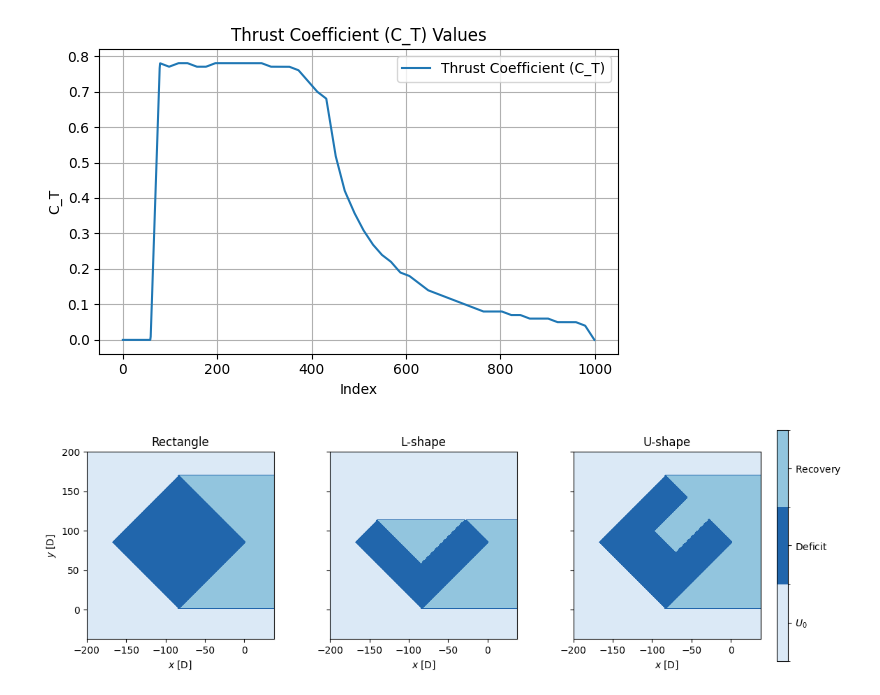
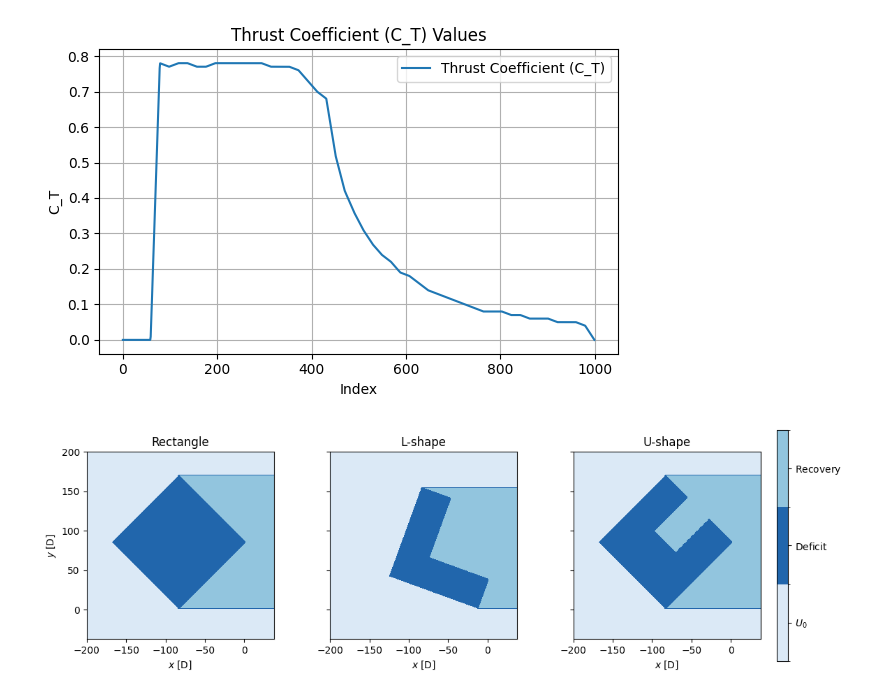
Before and after one commit to marcinsadowy/WTABL, a Jupyter notebook: ArbitraryLayouts/ArbTDMPLOTTER.ipynb, the cells around one changed output. Drawn from its saved outputs; the diff is of its cells as text; code cells hidden in the pictures.

```diff
--- a/ArbitraryLayouts/ArbTDMPLOTTER.ipynb
+++ b/ArbitraryLayouts/ArbTDMPLOTTER.ipynb
@@ -178,7 +178,7 @@ theta_deg = 360 - 45
 mask1, x_range1, y_range1 = create_wind_farm_mask(corner_points1, resolution, 'x', 160 * D, theta_deg)
 zone_map1 = generate_zone_map(mask1, x_range1, 160 * D)
 
-theta_deg = 360 - 45
+theta_deg = 360 - 110
 mask2, x_range2, y_range2 = create_wind_farm_mask(corner_points2, resolution, 'x', 160 * D, theta_deg)
 zone_map2 = generate_zone_map(mask2, x_range2, 160 * D)
 
@@ -194,34 +194,34 @@ cmap = mcolors.ListedColormap(['#dbe9f6', '#2166ac', '#92c5de'])  # Blue scale
 bounds = [0, 1, 2, 3]
 norm = mcolors.BoundaryNorm(bounds, cmap.N)
 
 zone_maps = [zone_map1, zone_map2, zone_map3]
 x_ranges = [x_range1, x_range2, x_range3]
 y_ranges = [y_range1, y_range2, y_range3]
 titles = ["Rectangle", "L-shape", "U-shape"]
 
 for ax, zm, x_r, y_r, title in zip(axes, zone_maps, x_ranges, y_ranges, titles):
     extent = [x_r[0]/D, x_r[-1]/D, y_r[0]/D, y_r[-1]/D]
     im = ax.imshow(zm, origin='lower', extent=extent, cmap=cmap, norm=norm, aspect='equal')
     ax.set_title(title)
     ax.set_xlabel(r"$x \; [\mathrm{D}]$")
     if ax == axes[0]:
         ax.set_ylabel(r"$y \; [\mathrm{D}]$")
     else:
         ax.set_yticklabels([])
         ax.set_ylabel("")
     ax.grid(False)
 
 # Increase space between plots
 fig.subplots_adjust(wspace=0.3)
 
 cbar = fig.colorbar(im, ax=axes.ravel().tolist(), orientation='vertical', shrink=0.86, pad=0.02)
 cbar.set_ticks([0.5, 1.5, 2.5])
 cbar.set_ticklabels([r"$U_0$", r"$\mathrm{Deficit}$", r"$\mathrm{Recovery}$"])
 cbar.set_label("")
 
 plt.show()
 # %% [output]
-[figure, old version]
+[figure, new version]
 # %%
 def calculate_wind_speed(x_1, x_2, x_3, z_H, D, C_T, s_d, s_c):
 
```
Also changed, not shown: parts of 3 cells of this notebook.
